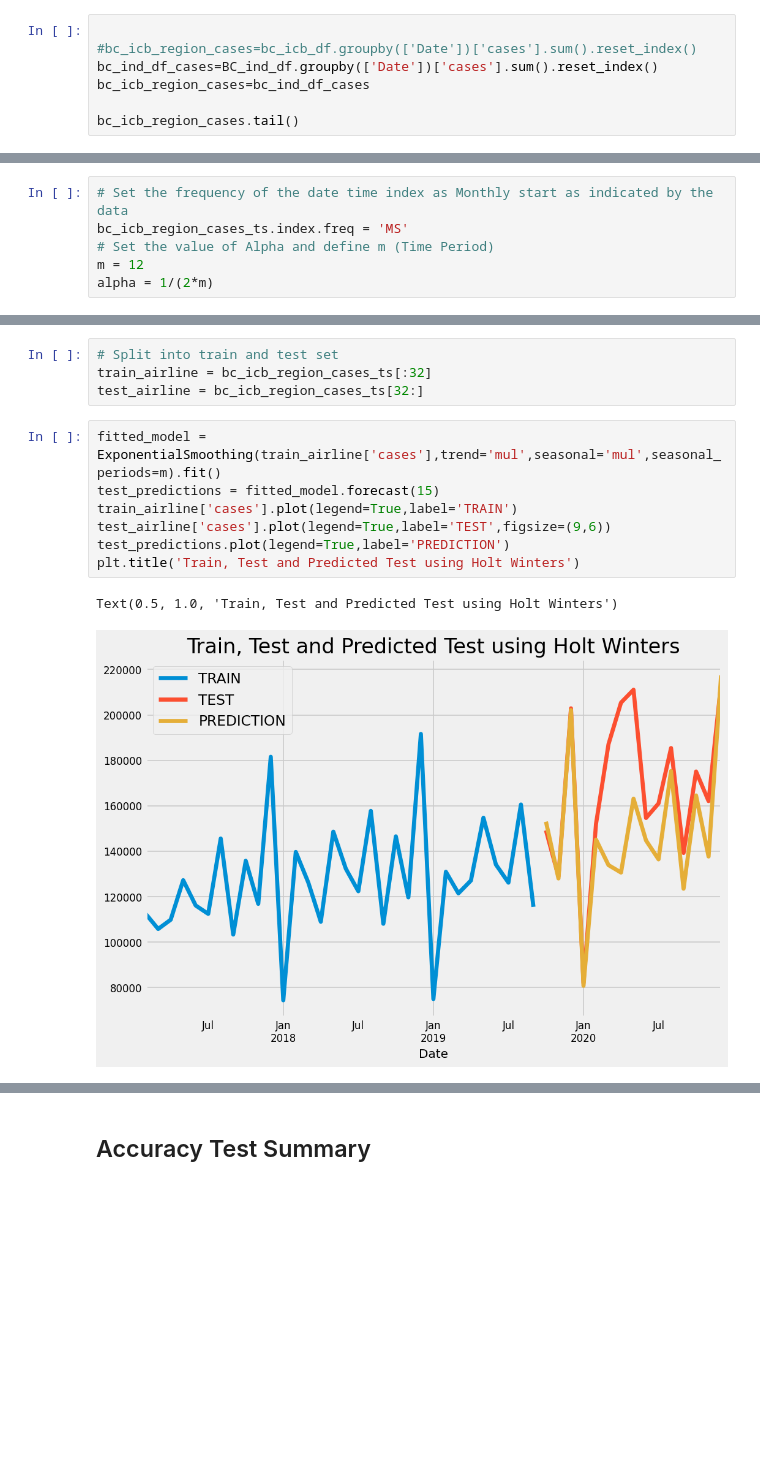
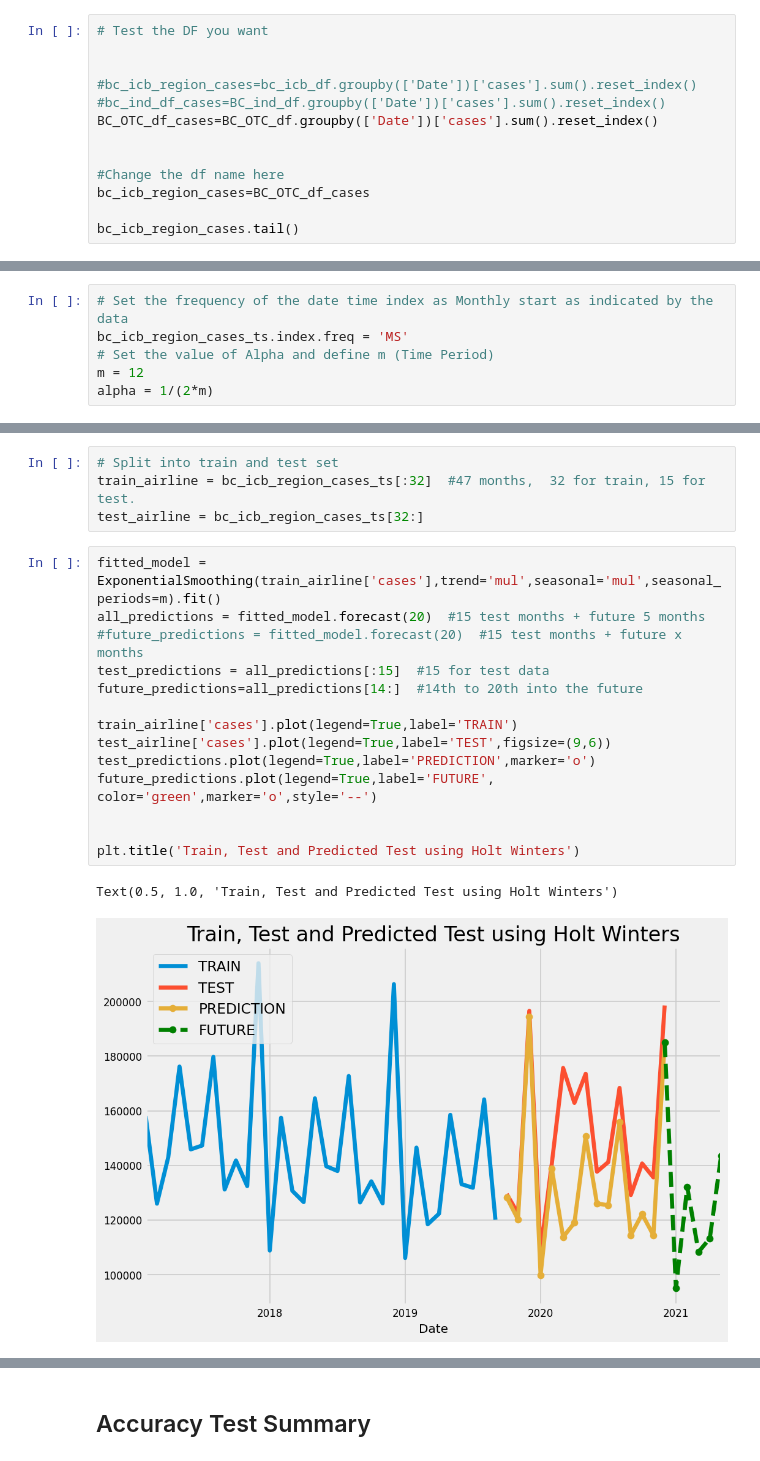
Before and after one commit to fengtastics/111-Capstone, a Jupyter notebook: Arterra_Project_HoltWinter.ipynb, the cells around one changed output, grey strips where cells are left out. Saved outputs shown, nothing was run; the diff lists cells and outputs as text; blank space fills up the shorter version.

Commit message:
Updated Test & Pred & Future predictions. Done Done

```diff
--- a/Arterra_Project_HoltWinter.ipynb
+++ b/Arterra_Project_HoltWinter.ipynb
@@ -185,10 +197,16 @@ dtype: int64
 # %% [markdown]
 ##  CHANGE   DF NAME MIXEDUP  HERE!!!!!!!!! ###
 # %%
+# Test the DF you want
+
 
 #bc_icb_region_cases=bc_icb_df.groupby(['Date'])['cases'].sum().reset_index()
-bc_ind_df_cases=BC_ind_df.groupby(['Date'])['cases'].sum().reset_index()
-bc_icb_region_cases=bc_ind_df_cases
+#bc_ind_df_cases=BC_ind_df.groupby(['Date'])['cases'].sum().reset_index()
+BC_OTC_df_cases=BC_OTC_df.groupby(['Date'])['cases'].sum().reset_index()
+
+
+#Change the df name here
+bc_icb_region_cases=BC_OTC_df_cases
 
 bc_icb_region_cases.tail()
 # %% [output]
@@ -352,17 +366,24 @@ Optimization failed to converge. Check mle_retvals.
 # %%
 # Split into train and test set
-train_airline = bc_icb_region_cases_ts[:32]
+train_airline = bc_icb_region_cases_ts[:32]  #47 months,  32 for train, 15 for test.
 test_airline = bc_icb_region_cases_ts[32:]
 # %%
 fitted_model = ExponentialSmoothing(train_airline['cases'],trend='mul',seasonal='mul',seasonal_periods=m).fit()
-test_predictions = fitted_model.forecast(15)
+all_predictions = fitted_model.forecast(20)  #15 test months + future 5 months
+#future_predictions = fitted_model.forecast(20)  #15 test months + future x months
+test_predictions = all_predictions[:15]  #15 for test data
+future_predictions=all_predictions[14:]  #14th to 20th into the future
+
 train_airline['cases'].plot(legend=True,label='TRAIN')
 test_airline['cases'].plot(legend=True,label='TEST',figsize=(9,6))
-test_predictions.plot(legend=True,label='PREDICTION')
+test_predictions.plot(legend=True,label='PREDICTION',marker='o')
+future_predictions.plot(legend=True,label='FUTURE', color='green',marker='o',style='--')
+
+
 plt.title('Train, Test and Predicted Test using Holt Winters')
 # %% [output]
 Text(0.5, 1.0, 'Train, Test and Predicted Test using Holt Winters')
-[figure, old version]
+[figure, new version]
 # %%
 print(test_airline.shape)
 print(test_predictions.shape)
```
Also changed, not shown: parts of 17 cells of this notebook.
